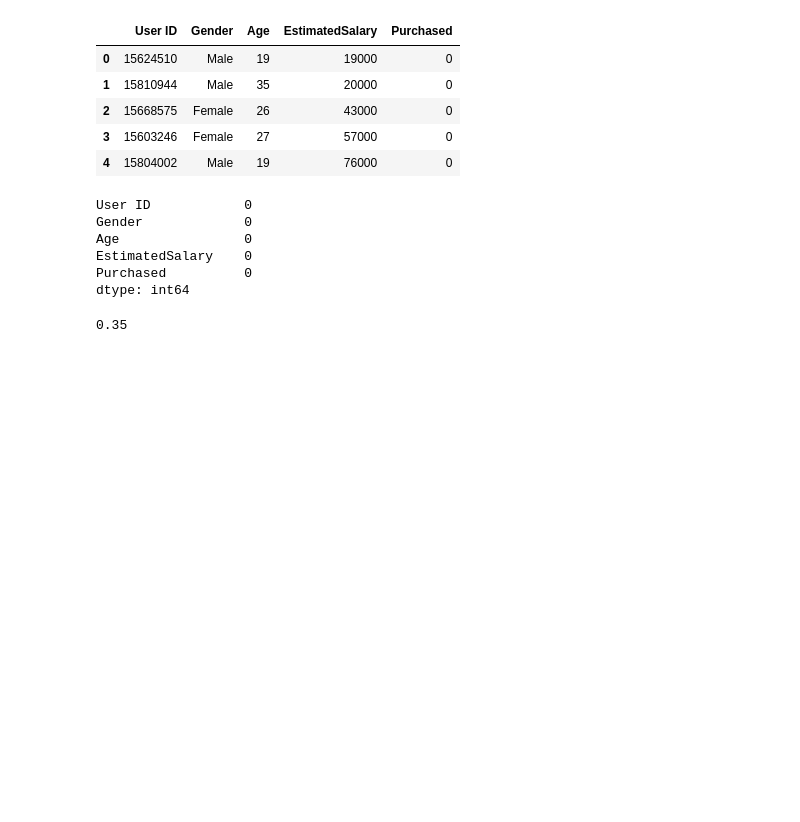
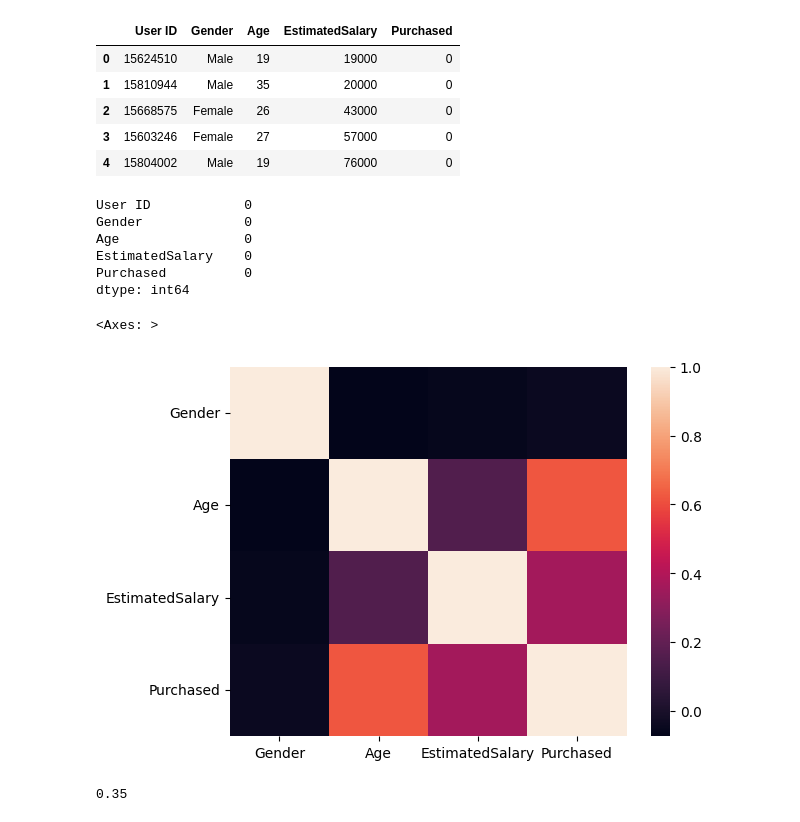
Before and after one commit to yakinamaharjan/trainee, a Jupyter notebook: notes/10.supervised/logistic_regression.ipynb, the cells around one changed output. Drawn from its saved outputs; the diff is of its cells as text; code cells hidden in the pictures; blank space fills up the shorter version.

```diff
--- a/notes/10.supervised/logistic_regression.ipynb
+++ b/notes/10.supervised/logistic_regression.ipynb
@@ -27,6 +28,16 @@ Age                0
 EstimatedSalary    0
 Purchased          0
 dtype: int64
+# %%
+df.drop(columns=['User ID'], inplace=True)
+
+le = LabelEncoder()
+df['Gender']= le.fit_transform(df['Gender'])
+# %%
+sns.heatmap(df.corr())
+# %% [output]
+<Axes: >
+[figure, added]
 # %%
 X = df[['Age', 'EstimatedSalary']]
 y = df['Purchased']
```
Also changed, not shown: parts of 3 cells of this notebook, 5 other files.
